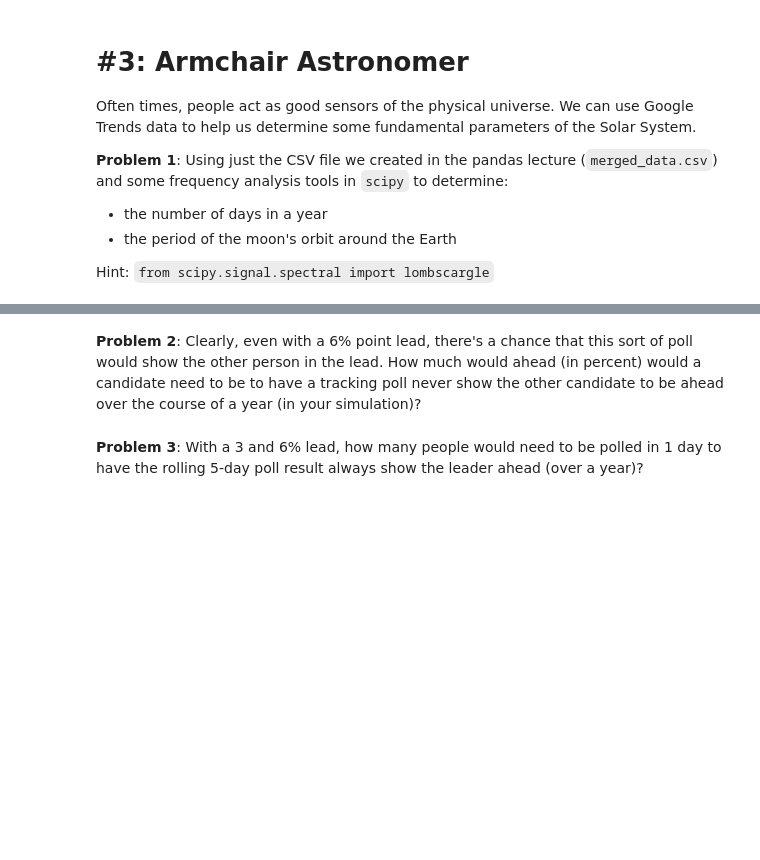
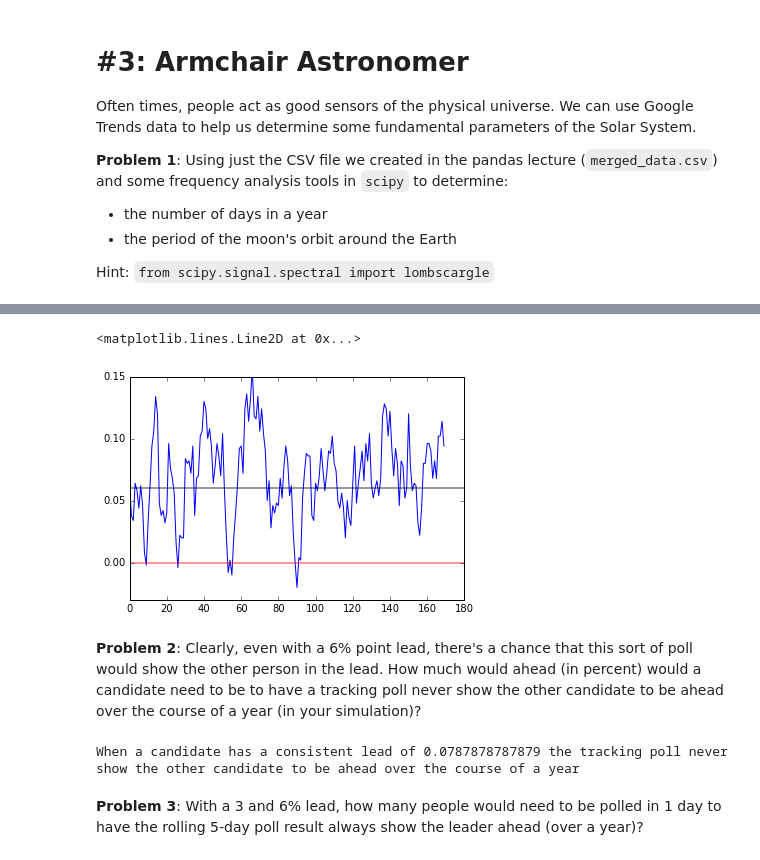
Before and after one commit to cyivy1992/AY250-homeworks, a Jupyter notebook: hw_1/hw_1_assignment.ipynb, the cells around one changed output, grey strips where cells are left out. Cells and saved outputs as stored; diff of their text form; code cells hidden in the pictures; blank space fills up the shorter version.

```diff
--- a/hw_1/hw_1_assignment.ipynb
+++ b/hw_1/hw_1_assignment.ipynb
@@ -449,8 +553,21 @@ Nate ("not a genius, just a Bayesian") Silver writes often about polls and their
 https://twitter.com/NateSilver538/status/769565612955824128
 # %%
 # your code here
-# Every five days, #votes for Cliton is binamial(200,0.53)
+# Every day votes for Cliton is binomial(200,0.53)
 # Since we don't know the seed used by Nate, the graph is not exacttly the same
-rng = np.random.RandomState(42)
+rng = np.random.RandomState(102)
+# Generate random votes for 174 days
+votes = rng.binomial(200, 0.53, 174)
+leads = np.zeros(len(votes)-4)
+for i in arange(len(leads)):
+    leads[i] = (sum(votes[i:i+5])/1000.- 0.5)*2
+
+plt.plot(np.asarray(leads))
+plt.ylim([-0.03, 0.15])
+plt.axhline(0, lw=2, color='red', alpha=0.4)
+plt.axhline(0.06, lw=2, color='black', alpha=0.4)
+# %% [output]
+<matplotlib.lines.Line2D at 0x...>
+[figure, added]
 # %% [markdown]
 **Problem 2**: Clearly, even with a 6% point lead, there's a chance that this sort of poll would show the other person in the lead. How much would ahead (in percent) would a candidate need to be to have a tracking poll never show the other candidate to be ahead over the course of a year (in your simulation)?
@@ -459,2 +574,21 @@ rng = np.random.RandomState(42)
+# %%
+# your code here
+# In theory, although the probability is tiny, it is still possible that all people will vote for Trumph in the following all days,
+# so the required scenario will never happen.
+# Since the sixth day the 1000 interviews over a 5-day rolling sample is irrelevant to the initial situation
+rng = np.random.RandomState(102)
+aheads = np.linspace(0.06, 0.99, 100)
+for ahead in aheads:
+    votes = rng.binomial(200, (0.5+ahead/2.0), 365)
+    leads = np.zeros(len(votes)-4)
+    for i in arange(len(leads)):
+        leads[i] = (sum(votes[i:i+5])/1000.- 0.5)*2
+    if sum(leads<0)==0:
+        lead = ahead
+        break
+
+print("When a candidate has a consistent lead of", lead, "the tracking poll never show the other candidate to be ahead over the course of a year.")
+# %% [output]
+When a candidate has a consistent lead of 0.0787878787879 the tracking poll never show the other candidate to be ahead over the course of a year
 # %% [markdown]
 **Problem 3**: With a 3 and 6% lead, how many people would need to be polled in 1 day to have the rolling 5-day poll result always show the leader ahead (over a year)?
```
Also changed, not shown: parts of 11 cells of this notebook.
